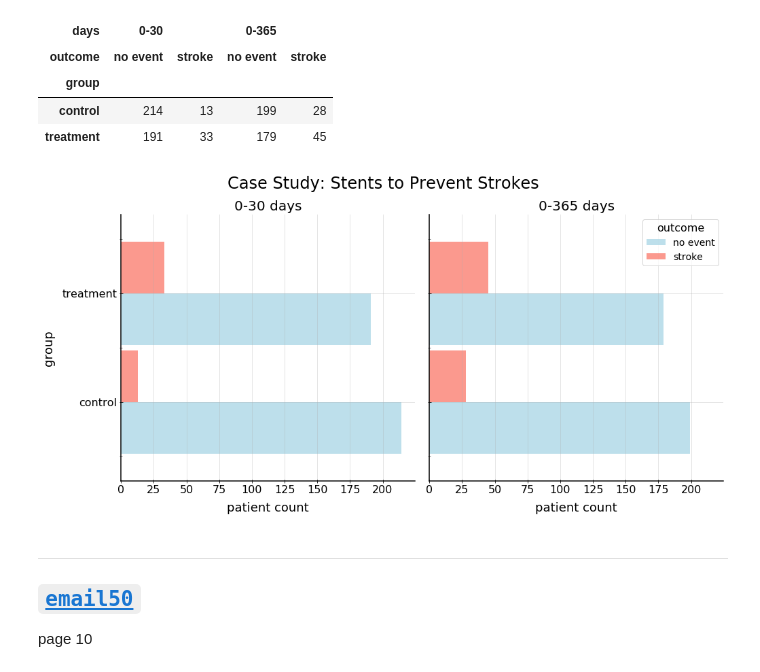
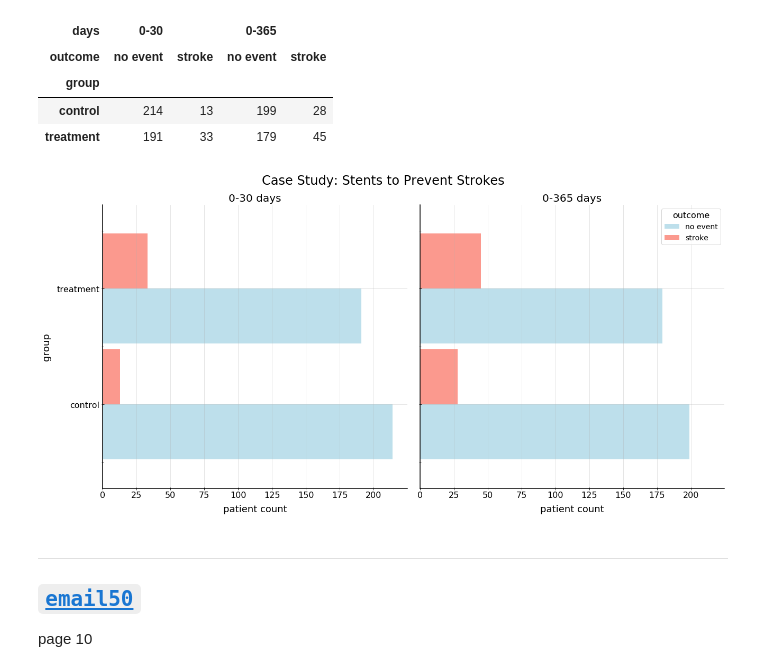
Before and after one commit to ukrainian-serge/open_intro_statistics, a Jupyter notebook: serge_notebooks/chap_1.ipynb, the cells around one changed output. Drawn from its saved outputs; the diff is of its cells as text; code cells hidden in the pictures.

Commit message:
updated chart sizes in chap_1

```diff
--- a/serge_notebooks/chap_1.ipynb
+++ b/serge_notebooks/chap_1.ipynb
@@ -57,23 +57,23 @@ one_two
 | control | 214 | 13 | 199 | 28 |
 | treatment | 191 | 33 | 179 | 45 |
 # %%
-fig, axes1=(_, _) = plt.subplots(1,2,sharey=True, sharex=True, constrained_layout=True);
+fig, axes1=(_, _) = plt.subplots(1,2,sharey=True, figsize=(18, 9),sharex=True, constrained_layout=True);
 fig.suptitle('Case Study: Stents to Prevent Strokes');
 
 zip_package = list(zip(
     axes1,                                  # sublot axes
     [one_two['0-30'], one_two['0-365']],    # Series from
     ['0-30 days', '0-365 days'],            # subplot titles
     ['patient count'] * 2,                  # xlabels
     ['group', None],                        # ylabels
     [False, True],                          # subplot legends
 ))
 
 for (ax, df, title, xlabel, ylabel, legend) in zip_package:
     df.plot.barh(ax=ax, alpha=0.8,legend=legend,label=title, width=0.95,color=['lightblue', 'salmon']);
     ax.set(title=title, xlabel=xlabel, ylabel=ylabel);
 # %% [output]
-[figure, old version]
+[figure, new version]
 # %% [markdown]
 ---
 
```
Also changed, not shown: parts of 2 cells of this notebook.
